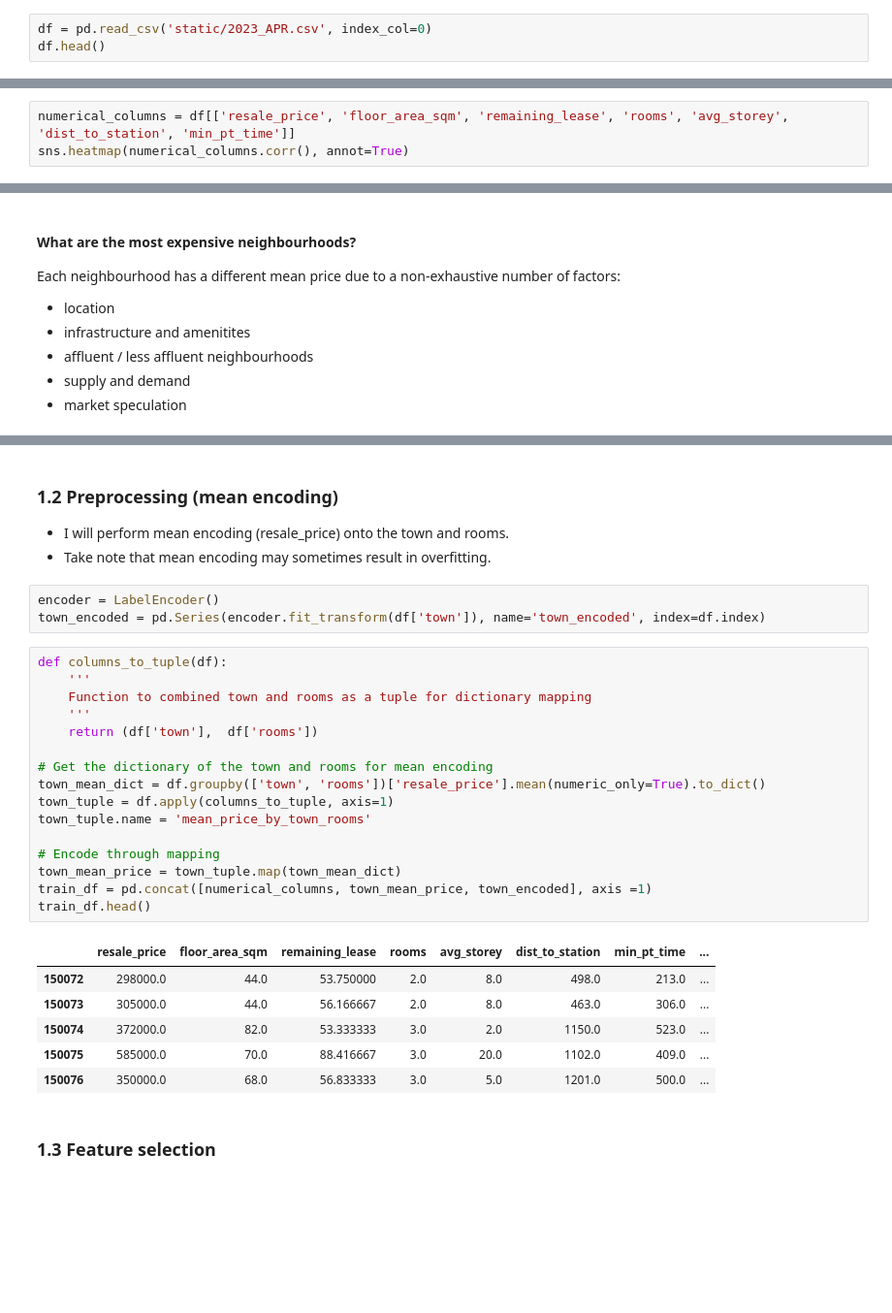
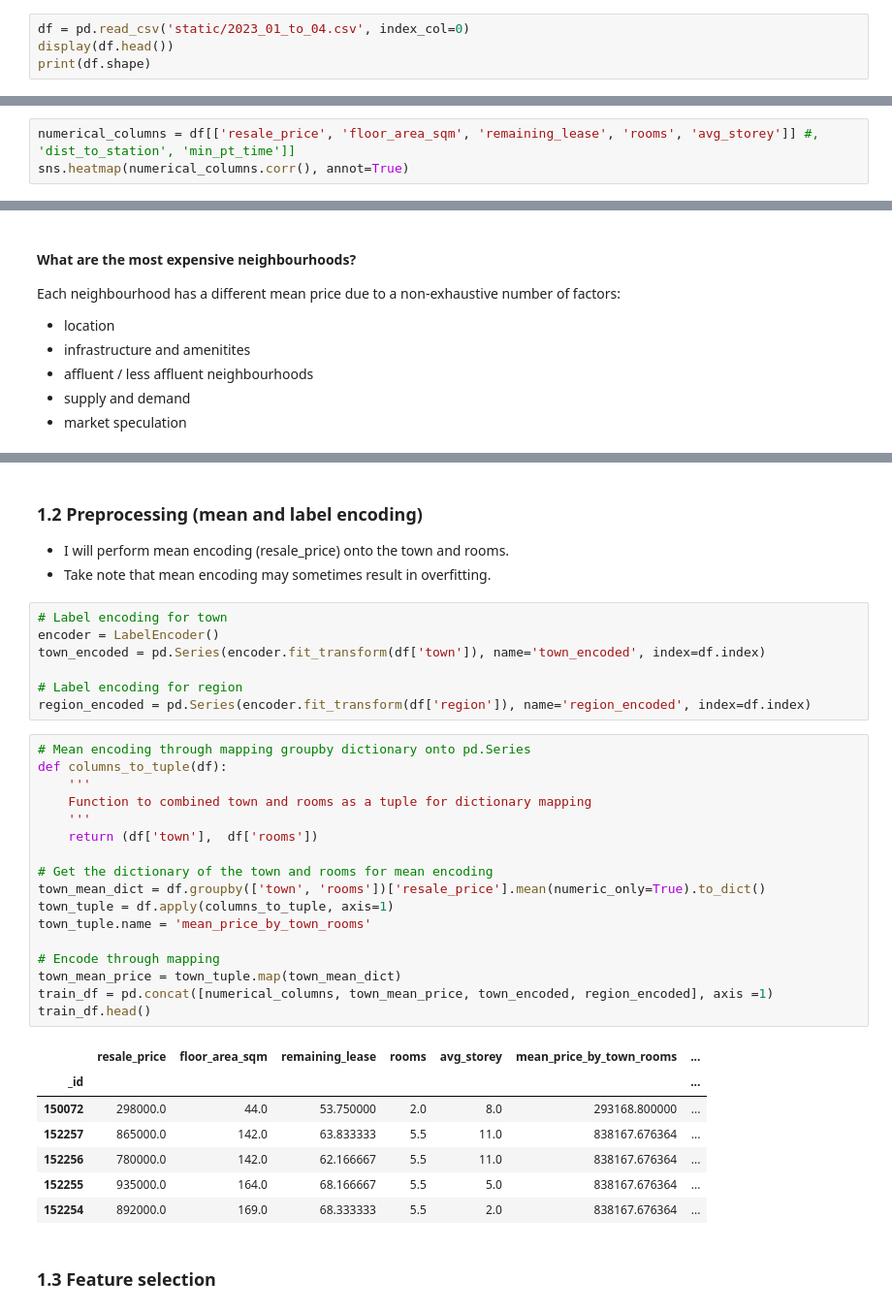
Before and after one commit to sienlonglim/ml_webapp, a Jupyter notebook: model_building.ipynb, the cells around one changed output, grey strips where cells are left out. Shown at 97% size. Drawn from its saved outputs; the diff is of its cells as text; blank space fills up the shorter version.

```diff
--- a/model_building.ipynb
+++ b/model_building.ipynb
@@ -14,7 +14,8 @@ import joblib
 # %% [markdown]
 # Exploratory Data Analysis and Model Building
 # %%
-df = pd.read_csv('static/2023_APR.csv', index_col=0)
-df.head()
+df = pd.read_csv('static/2023_01_to_04.csv', index_col=0)
+display(df.head())
+print(df.shape)
 # %% [output]
 |  | resale_price | year | month | timeseries_month | region | town | rooms | avg_storey | ... |
@@ -95,7 +78,7 @@ dtype: int64
     * rooms (0.65)
     * min_pt_time (0.69)
 # %%
-numerical_columns = df[['resale_price', 'floor_area_sqm', 'remaining_lease', 'rooms', 'avg_storey', 'dist_to_station', 'min_pt_time']]
+numerical_columns = df[['resale_price', 'floor_area_sqm', 'remaining_lease', 'rooms', 'avg_storey']] #, 'dist_to_station', 'min_pt_time']]
 sns.heatmap(numerical_columns.corr(), annot=True)
 # %% [output]
 <Axes: >
@@ -136,33 +145,39 @@ town_prices.unstack().style.format(precision=0, thousands=',').highlight_max(col
 # %% [markdown]
-### 1.2 Preprocessing (mean encoding)
+### 1.2 Preprocessing (mean and label encoding)
 * I will perform mean encoding (resale_price) onto the town and rooms.
 * Take note that mean encoding may sometimes result in overfitting.
 # %%
+# Label encoding for town
 encoder = LabelEncoder()
 town_encoded = pd.Series(encoder.fit_transform(df['town']), name='town_encoded', index=df.index)
+
+# Label encoding for region
+region_encoded = pd.Series(encoder.fit_transform(df['region']), name='region_encoded', index=df.index)
 # %%
+# Mean encoding through mapping groupby dictionary onto pd.Series
 def columns_to_tuple(df):
     '''
     Function to combined town and rooms as a tuple for dictionary mapping
     '''
     return (df['town'],  df['rooms'])
 
 # Get the dictionary of the town and rooms for mean encoding
 town_mean_dict = df.groupby(['town', 'rooms'])['resale_price'].mean(numeric_only=True).to_dict()
 town_tuple = df.apply(columns_to_tuple, axis=1)
 town_tuple.name = 'mean_price_by_town_rooms'
 
 # Encode through mapping
 town_mean_price = town_tuple.map(town_mean_dict)
-train_df = pd.concat([numerical_columns, town_mean_price, town_encoded], axis =1)
+train_df = pd.concat([numerical_columns, town_mean_price, town_encoded, region_encoded], axis =1)
 train_df.head()
 # %% [output]
-|  | resale_price | floor_area_sqm | remaining_lease | rooms | avg_storey | dist_to_station | min_pt_time | ... |
-| 150072 | 298000.0 | 44.0 | 53.750000 | 2.0 | 8.0 | 498.0 | 213.0 | ... |
-| 150073 | 305000.0 | 44.0 | 56.166667 | 2.0 | 8.0 | 463.0 | 306.0 | ... |
-| 150074 | 372000.0 | 82.0 | 53.333333 | 3.0 | 2.0 | 1150.0 | 523.0 | ... |
-| 150075 | 585000.0 | 70.0 | 88.416667 | 3.0 | 20.0 | 1102.0 | 409.0 | ... |
-| 150076 | 350000.0 | 68.0 | 56.833333 | 3.0 | 5.0 | 1201.0 | 500.0 | ... |
+|  | resale_price | floor_area_sqm | remaining_lease | rooms | avg_storey | mean_price_by_town_rooms | ... |
+| _id |  |  |  |  |  |  | ... |
+| 150072 | 298000.0 | 44.0 | 53.750000 | 2.0 | 8.0 | 293168.800000 | ... |
+| 152257 | 865000.0 | 142.0 | 63.833333 | 5.5 | 11.0 | 838167.676364 | ... |
+| 152256 | 780000.0 | 142.0 | 62.166667 | 5.5 | 11.0 | 838167.676364 | ... |
+| 152255 | 935000.0 | 164.0 | 68.166667 | 5.5 | 5.0 | 838167.676364 | ... |
+| 152254 | 892000.0 | 169.0 | 68.333333 | 5.5 | 2.0 | 838167.676364 | ... |
 # %% [markdown]
 ### 1.3 Feature selection
 # %%
```
Also changed, not shown: parts of 20 cells of this notebook, 4 other files.
